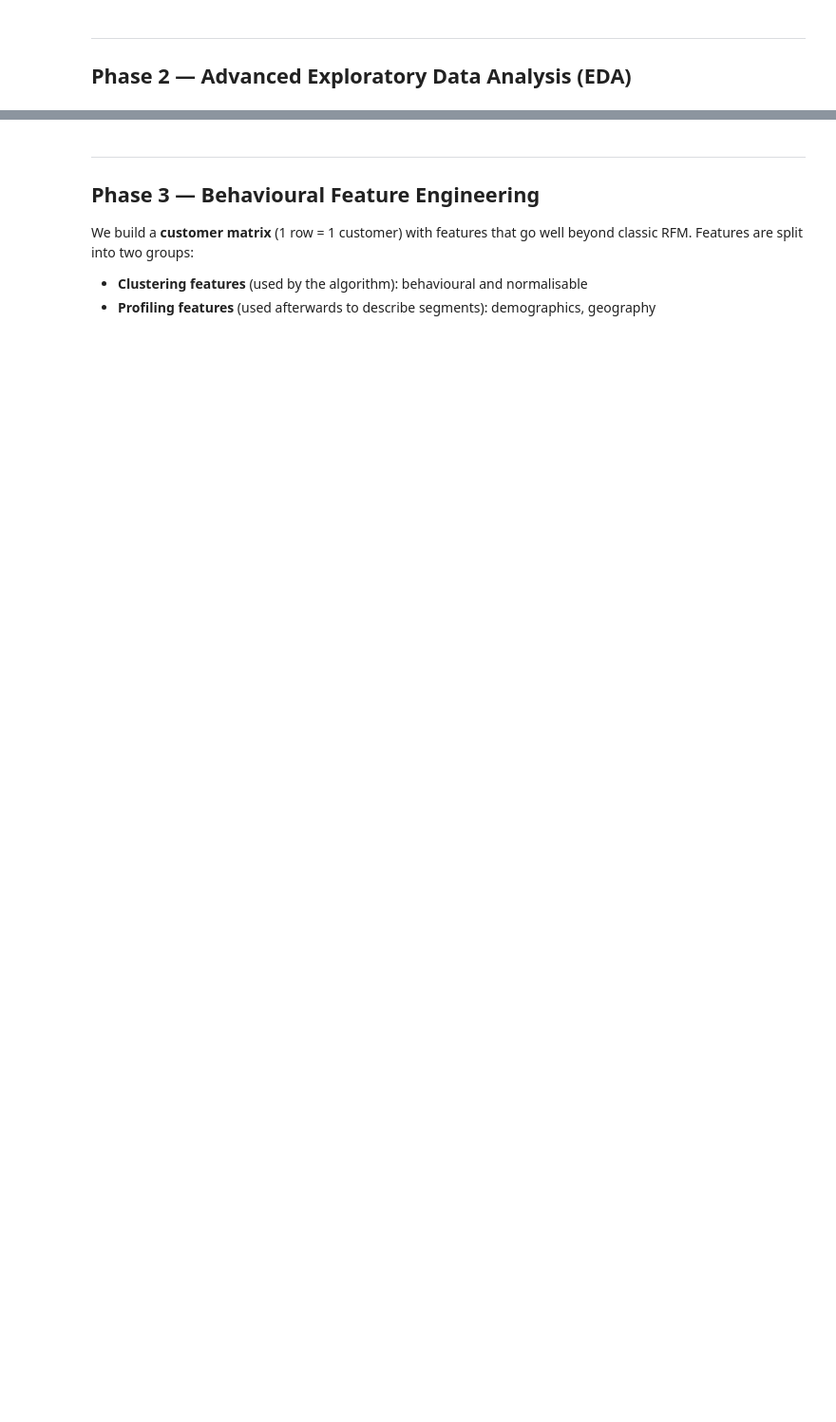
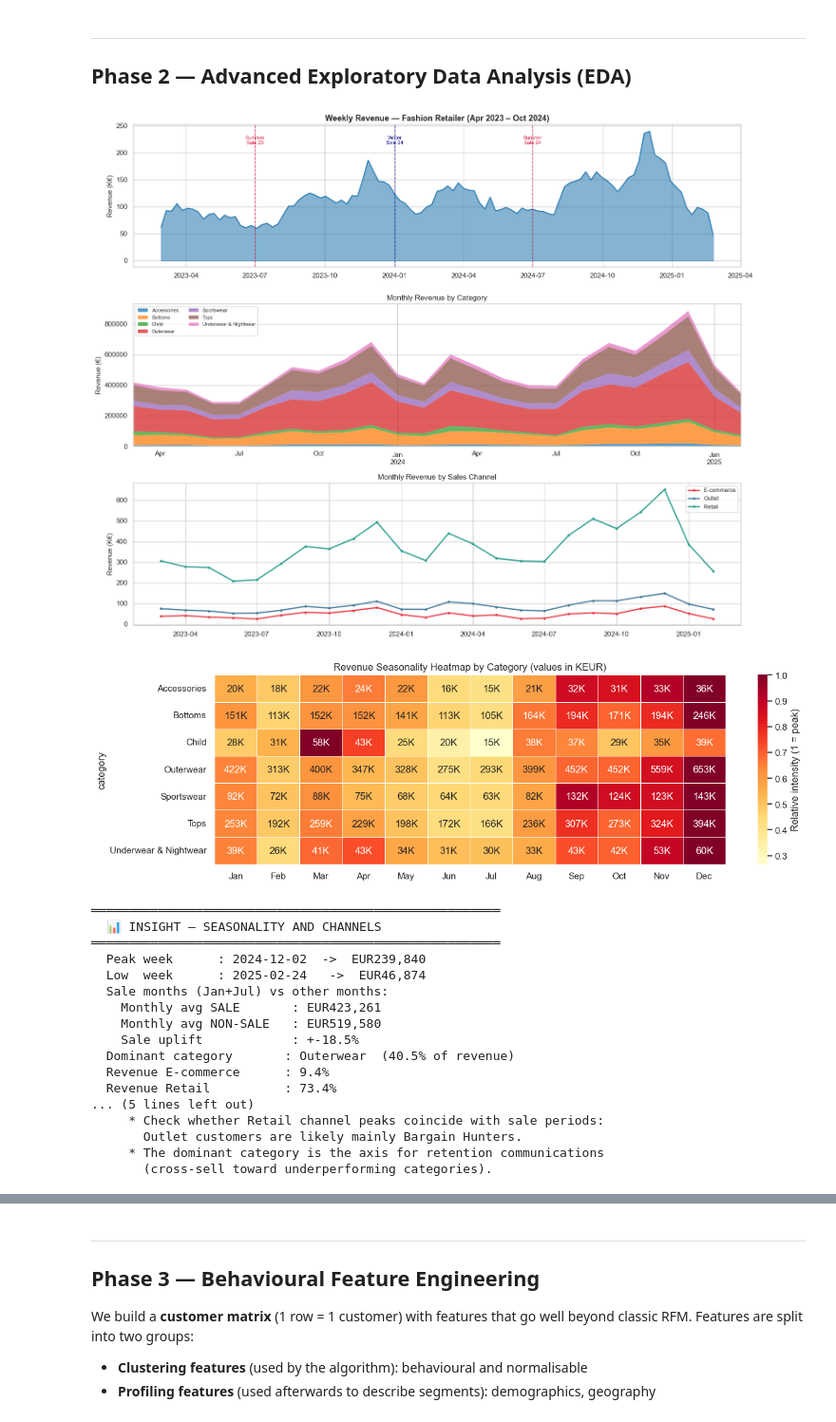
Before and after one commit to rivaedoardo62-boop/data-science-in-action-, a Jupyter notebook: jakala_segmentation_advanced.ipynb, the cells around one changed output, grey strips where cells are left out. Shown at 95% size. Drawn from its saved outputs; the diff is of its cells as text; code cells hidden in the pictures; blank space fills up the shorter version.

```diff
--- a/jakala_segmentation_advanced.ipynb
+++ b/jakala_segmentation_advanced.ipynb
@@ -259,7 +294,6 @@ for date_str, (label, color) in events.items():
 # 2. Revenue by Category (stacked area)
 ax2 = axes[1]
 monthly_cat_idx = monthly_cat.copy()
-monthly_cat_idx.index = monthly_cat_idx.index.to_timestamp()
 colors_cat = sns.color_palette('tab10', len(monthly_cat.columns))
 monthly_cat_idx.plot.area(ax=ax2, color=colors_cat, alpha=0.75, linewidth=0)
 ax2.set_ylabel('Revenue (€)', fontsize=11)
@@ -270,7 +304,6 @@ ax2.set_xlabel('')
 # 3. Revenue by Channel (line)
 ax3 = axes[2]
 monthly_ch_idx = monthly_ch.copy()
-monthly_ch_idx.index = monthly_ch_idx.index.to_timestamp()
 for col, clr in zip(monthly_ch_idx.columns, ['#E63946', '#457B9D', '#2A9D8F']):
     ax3.plot(monthly_ch_idx.index, monthly_ch_idx[col] / 1000,
              label=col, color=clr, lw=2, marker='o', ms=3)
@@ -290,7 +323,7 @@ heat_pivot.columns = [pd.Timestamp(2024, m, 1).strftime('%b') for m in heat_pivo
 heat_norm  = heat_pivot.div(heat_pivot.max(axis=1), axis=0)  # normalize by row
 
 fig2, ax = plt.subplots(figsize=(13, 4))
-sns.heatmap(heat_norm, annot=heat_pivot.applymap(lambda x: f'{x/1000:.0f}K'),
+sns.heatmap(heat_norm, annot=heat_pivot.map(lambda x: f'{x/1000:.0f}K'),
             fmt='', cmap='YlOrRd', linewidths=0.5,
             cbar_kws={'label': 'Relative intensity (1 = peak)'}, ax=ax)
 ax.set_title('Revenue Seasonality Heatmap by Category (values in KEUR)', fontsize=12)
@@ -304,33 +337,53 @@ low_week   = weekly.loc[weekly['revenue'].idxmin()]
 pct_ecomm  = monthly_ch.get('E-commerce', pd.Series(0)).sum() / monthly_ch.values.sum() * 100
 pct_retail = monthly_ch.get('Retail', pd.Series(0)).sum() / monthly_ch.values.sum() * 100
 top_cat    = monthly_cat.sum().idxmax()
 
 # Seasonality: sale months vs non-sale months average comparison
 sales['is_sale_month'] = sales['month_num'].isin([1, 7])
 sale_avg  = sales[sales['is_sale_month']]['line_amount'].sum() / sales[sales['is_sale_month']]['Date'].dt.to_period('M').nunique()
 nosale_avg = sales[~sales['is_sale_month']]['line_amount'].sum() / sales[~sales['is_sale_month']]['Date'].dt.to_period('M').nunique()
 
 print('\n' + '═'*55)
 print('  📊 INSIGHT — SEASONALITY AND CHANNELS')
 print('═'*55)
 print(f'  Peak week      : {peak_week["week"].date()}  ->  EUR{peak_week["revenue"]:,.0f}')
 print(f'  Low  week      : {low_week["week"].date()}   ->  EUR{low_week["revenue"]:,.0f}')
 print(f'  Sale months (Jan+Jul) vs other months:')
 print(f'    Monthly avg SALE       : EUR{sale_avg:,.0f}')
 print(f'    Monthly avg NON-SALE   : EUR{nosale_avg:,.0f}')
 print(f'    Sale uplift            : +{(sale_avg/nosale_avg - 1)*100:.1f}%')
 print(f'  Dominant category       : {top_cat}  ({monthly_cat[top_cat].sum()/monthly_cat.values.sum()*100:.1f}% of revenue)')
 print(f'  Revenue E-commerce      : {pct_ecomm:.1f}%')
 print(f'  Revenue Retail          : {pct_retail:.1f}%')
 print('═'*55)
 print()
 print('  ➡ TAKEAWAY BUSINESS:')
 print('     * Sale months generate significant uplift -> plan')
 print('       inventory and CRM campaigns 6 weeks in advance.')
 print('     * Check whether Retail channel peaks coincide with sale periods:')
 print('       Outlet customers are likely mainly Bargain Hunters.')
 print('     * The dominant category is the axis for retention communications')
 print('       (cross-sell toward underperforming categories).')
+# %% [output]
+[figure, added]
+[figure, added]
+═══════════════════════════════════════════════════════
+  📊 INSIGHT — SEASONALITY AND CHANNELS
+═══════════════════════════════════════════════════════
+  Peak week      : 2024-12-02  ->  EUR239,840
+  Low  week      : 2025-02-24   ->  EUR46,874
+  Sale months (Jan+Jul) vs other months:
+    Monthly avg SALE       : EUR423,261
+    Monthly avg NON-SALE   : EUR519,580
+    Sale uplift            : +-18.5%
+  Dominant category       : Outerwear  (40.5% of revenue)
+  Revenue E-commerce      : 9.4%
+  Revenue Retail          : 73.4%
+... (5 lines left out)
+     * Check whether Retail channel peaks coincide with sale periods:
+       Outlet customers are likely mainly Bargain Hunters.
+     * The dominant category is the axis for retention communications
+       (cross-sell toward underperforming categories).
 # %%
 # ─────────────────────────────────────────────
 # 2.2 SPEND DISTRIBUTION PER CUSTOMER + PARETO
```
Also changed, not shown: parts of 33 cells of this notebook, 18 other files.
